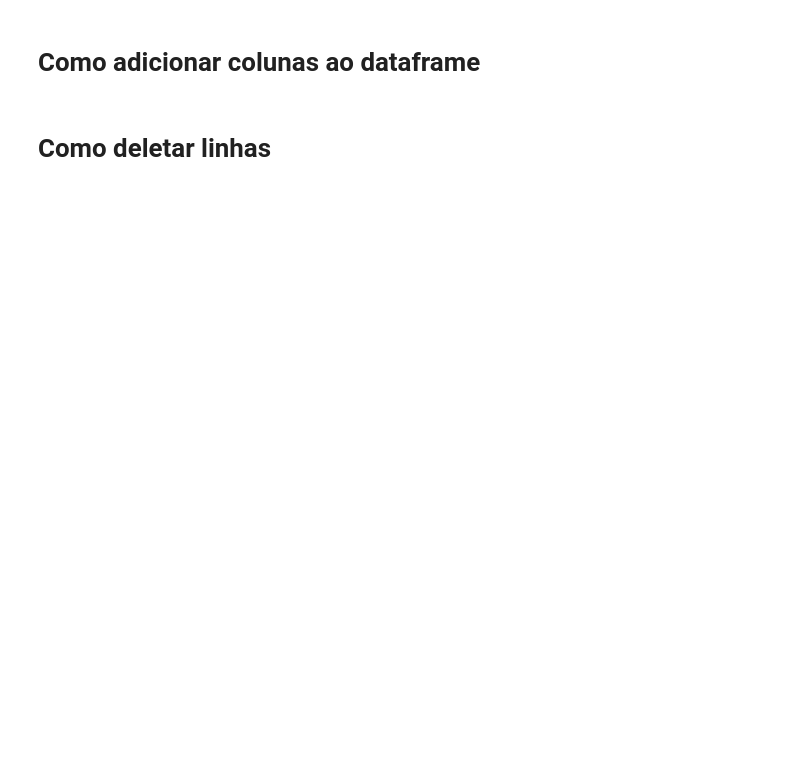
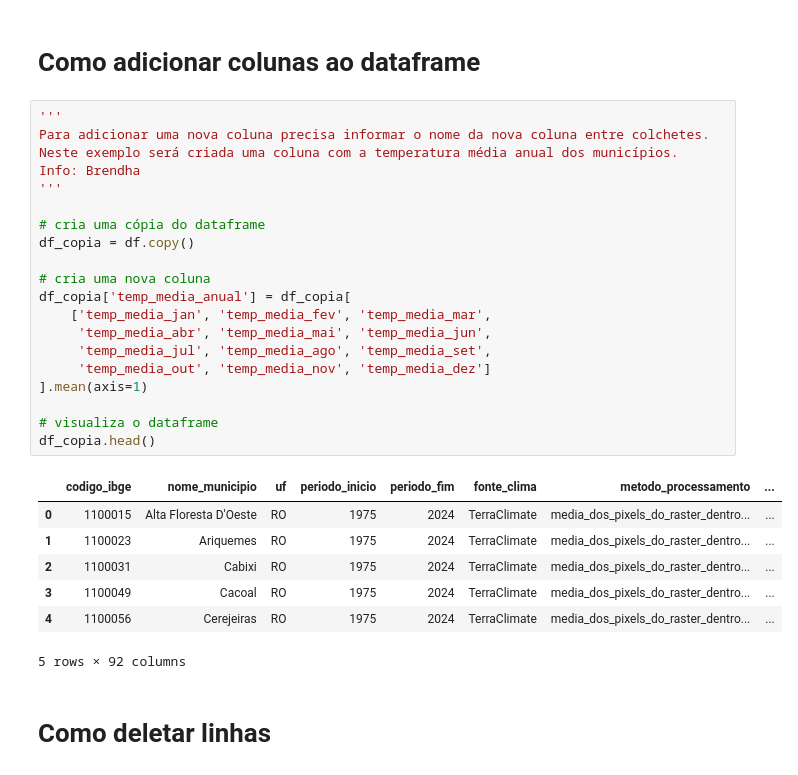
Before and after one commit to brendharosa/primeiro1, a Jupyter notebook: Pandas.ipynb, the cells around one changed output. Saved outputs shown, nothing was run; the diff lists cells and outputs as text; blank space fills up the shorter version.

```diff
--- a/Pandas.ipynb
+++ b/Pandas.ipynb
@@ -81,4 +165,32 @@ Visualição rápida, mas não total, das informações
 # %% [markdown]
 # Como adicionar colunas ao dataframe
+# %%
+'''
+Para adicionar uma nova coluna precisa informar o nome da nova coluna entre colchetes.
+Neste exemplo será criada uma coluna com a temperatura média anual dos municípios.
+Info: Brendha
+'''
+
+# cria uma cópia do dataframe
+df_copia = df.copy()
+
+# cria uma nova coluna
+df_copia['temp_media_anual'] = df_copia[
+    ['temp_media_jan', 'temp_media_fev', 'temp_media_mar',
+     'temp_media_abr', 'temp_media_mai', 'temp_media_jun',
+     'temp_media_jul', 'temp_media_ago', 'temp_media_set',
+     'temp_media_out', 'temp_media_nov', 'temp_media_dez']
+].mean(axis=1)
+
+# visualiza o dataframe
+df_copia.head()
+# %% [output]
+|  | codigo_ibge | nome_municipio | uf | periodo_inicio | periodo_fim | fonte_clima | metodo_processamento | ... |
+| 0 | 1100015 | Alta Floresta D'Oeste | RO | 1975 | 2024 | TerraClimate | media_dos_pixels_do_raster_dentro... | ... |
+| 1 | 1100023 | Ariquemes | RO | 1975 | 2024 | TerraClimate | media_dos_pixels_do_raster_dentro... | ... |
+| 2 | 1100031 | Cabixi | RO | 1975 | 2024 | TerraClimate | media_dos_pixels_do_raster_dentro... | ... |
+| 3 | 1100049 | Cacoal | RO | 1975 | 2024 | TerraClimate | media_dos_pixels_do_raster_dentro... | ... |
+| 4 | 1100056 | Cerejeiras | RO | 1975 | 2024 | TerraClimate | media_dos_pixels_do_raster_dentro... | ... |
+5 rows × 92 columns
 # %% [markdown]
 # Como deletar linhas
```
Also changed, not shown: parts of 9 cells of this notebook.
